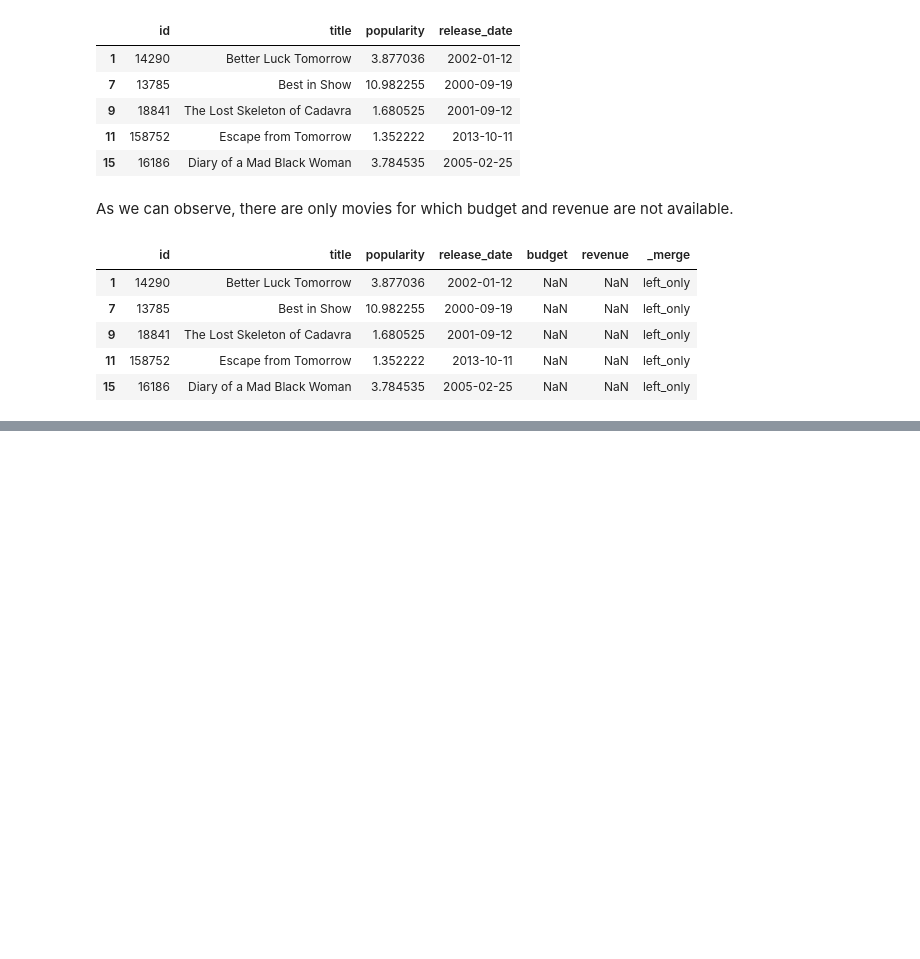
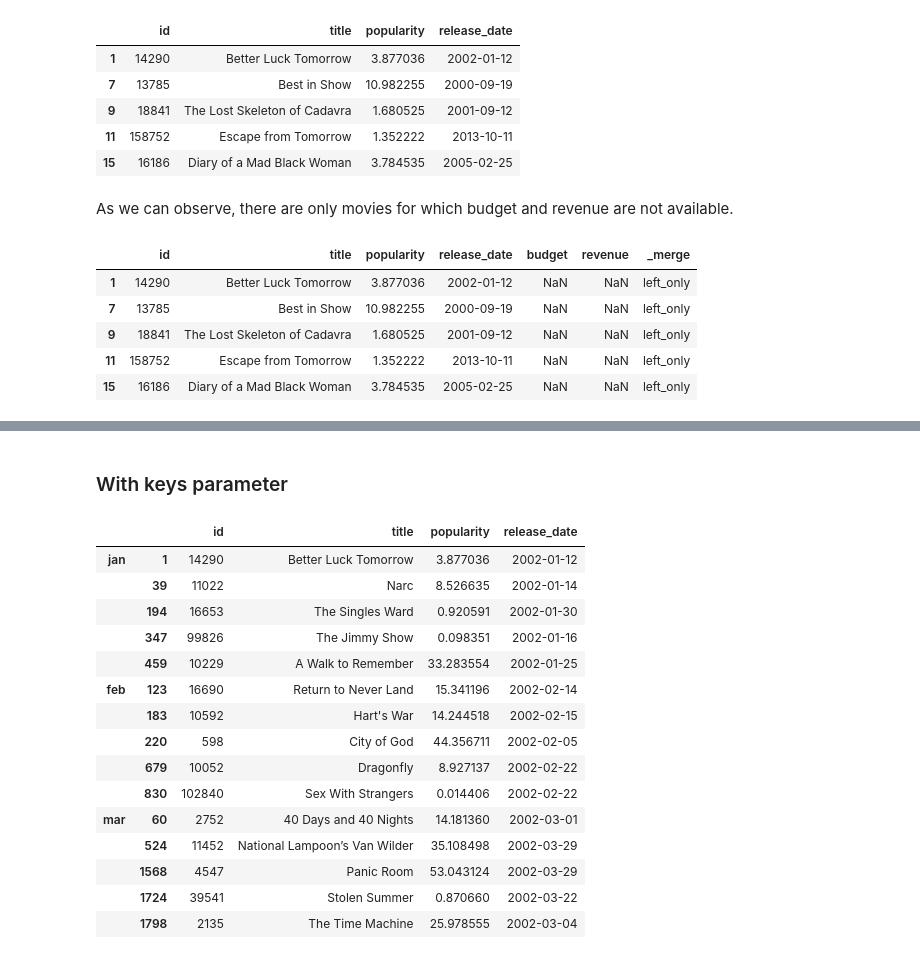
Before and after one commit to kbantoec/dsuc, a Jupyter notebook: joining_data_pandas/notebook.ipynb, the cells around one changed output, grey strips where cells are left out. Saved outputs shown, nothing was run; the diff lists cells and outputs as text; code cells hidden in the pictures; blank space fills up the shorter version.

Commit message:
Added a Concatenate DataFrames together vertically section with 3 examples

```diff
--- a/joining_data_pandas/notebook.ipynb
+++ b/joining_data_pandas/notebook.ipynb
@@ -313,0 +323,5 @@ movies_financials[movies['id'].isin(id_list)].head()
+# %%
+movies.release_date = pd.to_datetime(movies.release_date)
+# %%
+movies_jan = movies[movies.release_date.dt.strftime("%Y-%m") == '2002-01'].head()
+movies_jan
@@ -313,0 +335,3 @@ movies_financials[movies['id'].isin(id_list)].head()
+# %%
+movies_feb = movies[movies.release_date.dt.strftime("%Y-%m") == '2002-02'].head()
+movies_mar = movies[movies.release_date.dt.strftime("%Y-%m") == '2002-03'].head()
@@ -313,0 +380,21 @@ movies_financials[movies['id'].isin(id_list)].head()
+# %% [markdown]
+### With keys parameter
+# %%
+pd.concat([movies_jan, movies_feb, movies_mar], ignore_index=False, keys=['jan', 'feb', 'mar'])
+# %% [output]
+|  |  | id | title | popularity | release_date |
+| jan | 1 | 14290 | Better Luck Tomorrow | 3.877036 | 2002-01-12 |
+|  | 39 | 11022 | Narc | 8.526635 | 2002-01-14 |
+|  | 194 | 16653 | The Singles Ward | 0.920591 | 2002-01-30 |
+|  | 347 | 99826 | The Jimmy Show | 0.098351 | 2002-01-16 |
+|  | 459 | 10229 | A Walk to Remember | 33.283554 | 2002-01-25 |
+| feb | 123 | 16690 | Return to Never Land | 15.341196 | 2002-02-14 |
+|  | 183 | 10592 | Hart's War | 14.244518 | 2002-02-15 |
+|  | 220 | 598 | City of God | 44.356711 | 2002-02-05 |
+|  | 679 | 10052 | Dragonfly | 8.927137 | 2002-02-22 |
+|  | 830 | 102840 | Sex With Strangers | 0.014406 | 2002-02-22 |
+| mar | 60 | 2752 | 40 Days and 40 Nights | 14.181360 | 2002-03-01 |
+|  | 524 | 11452 | National Lampoon’s Van Wilder | 35.108498 | 2002-03-29 |
+|  | 1568 | 4547 | Panic Room | 53.043124 | 2002-03-29 |
+|  | 1724 | 39541 | Stolen Summer | 0.870660 | 2002-03-22 |
+|  | 1798 | 2135 | The Time Machine | 25.978555 | 2002-03-04 |
```
Also changed, not shown: parts of 9 cells of this notebook.
